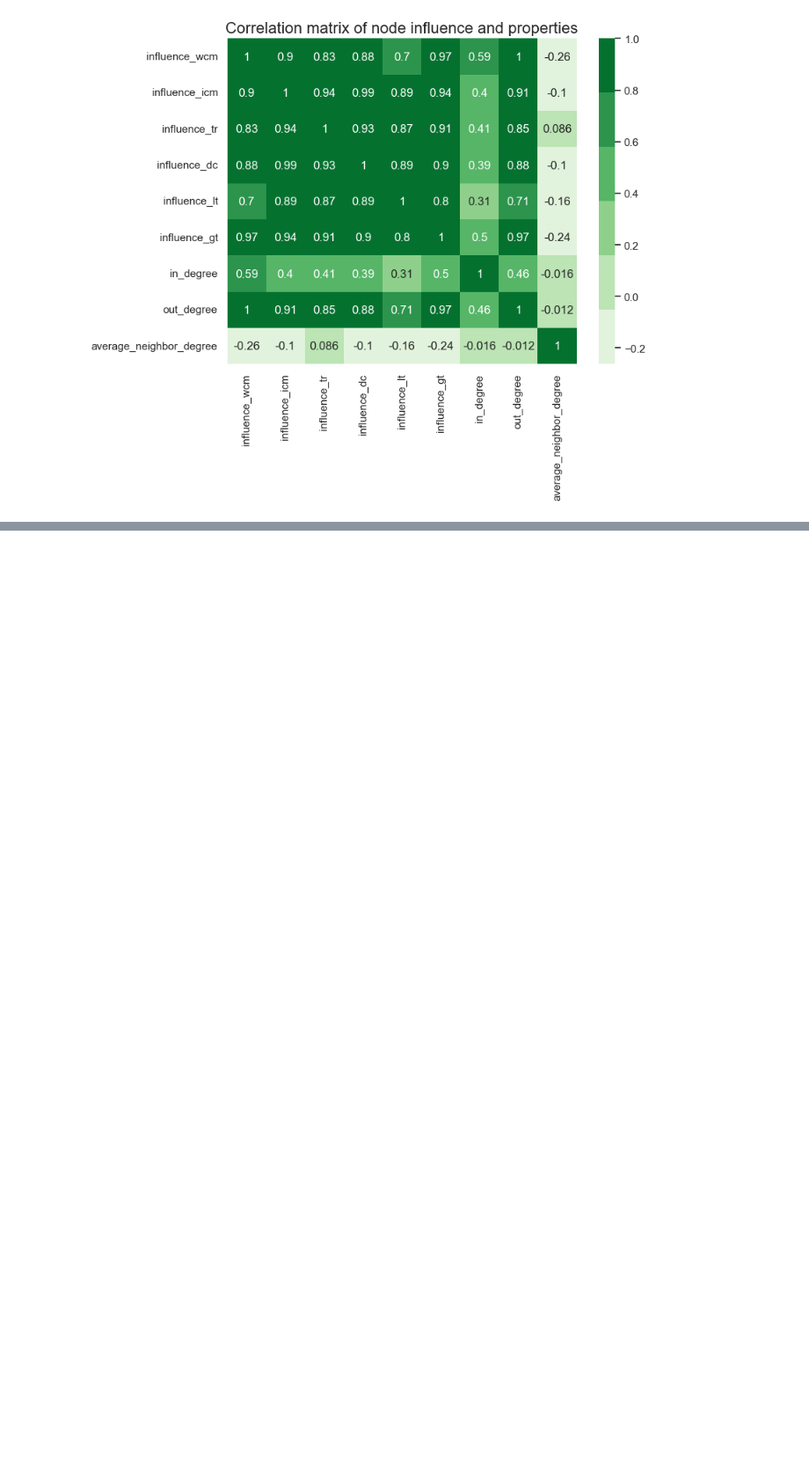
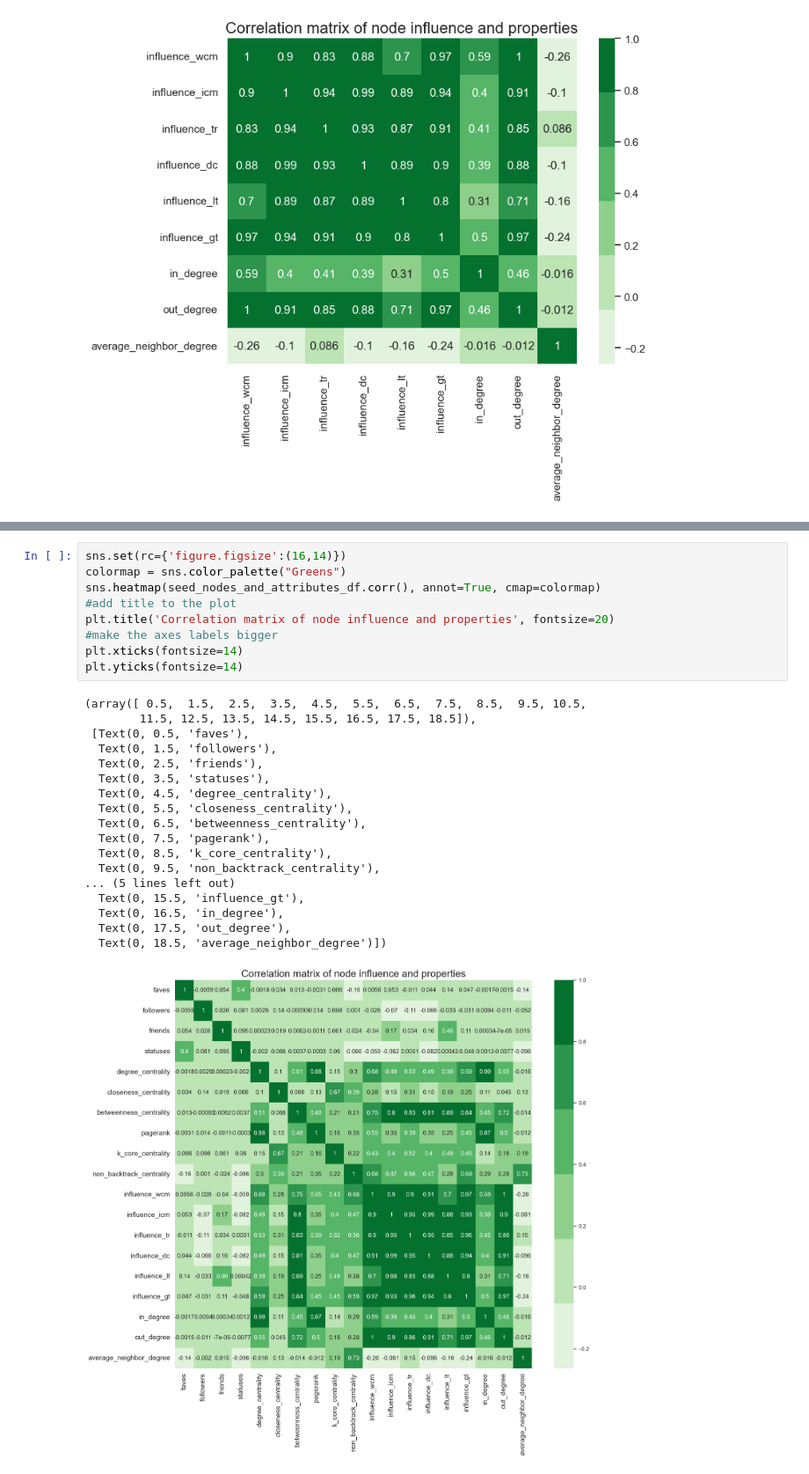
Before and after one commit to davidguzmanp/Influence-Maximization-in-Twitter-as-a-Social-Network-Graph, a Jupyter notebook: David/top_influencer_correlations.ipynb, the cells around one changed output, grey strips where cells are left out. Shown at 88% size. Cells and saved outputs as stored; diff of their text form; blank space fills up the shorter version.

```diff
--- a/David/top_influencer_correlations.ipynb
+++ b/David/top_influencer_correlations.ipynb
@@ -325,0 +349,28 @@ Text(0.5, 1.0, 'Correlation matrix of node influence and properties')
+# %%
+sns.set(rc={'figure.figsize':(16,14)})
+colormap = sns.color_palette("Greens")
+sns.heatmap(seed_nodes_and_attributes_df.corr(), annot=True, cmap=colormap)
+#add title to the plot
+plt.title('Correlation matrix of node influence and properties', fontsize=20)
+#make the axes labels bigger
+plt.xticks(fontsize=14)
+plt.yticks(fontsize=14)
+# %% [output]
+(array([ 0.5,  1.5,  2.5,  3.5,  4.5,  5.5,  6.5,  7.5,  8.5,  9.5, 10.5,
+        11.5, 12.5, 13.5, 14.5, 15.5, 16.5, 17.5, 18.5]),
+ [Text(0, 0.5, 'faves'),
+  Text(0, 1.5, 'followers'),
+  Text(0, 2.5, 'friends'),
+  Text(0, 3.5, 'statuses'),
+  Text(0, 4.5, 'degree_centrality'),
+  Text(0, 5.5, 'closeness_centrality'),
+  Text(0, 6.5, 'betweenness_centrality'),
+  Text(0, 7.5, 'pagerank'),
+  Text(0, 8.5, 'k_core_centrality'),
+  Text(0, 9.5, 'non_backtrack_centrality'),
+... (5 lines left out)
+  Text(0, 15.5, 'influence_gt'),
+  Text(0, 16.5, 'in_degree'),
+  Text(0, 17.5, 'out_degree'),
+  Text(0, 18.5, 'average_neighbor_degree')])
+[figure, added]
```
Also changed, not shown: parts of 8 cells of this notebook, 3 other files.
